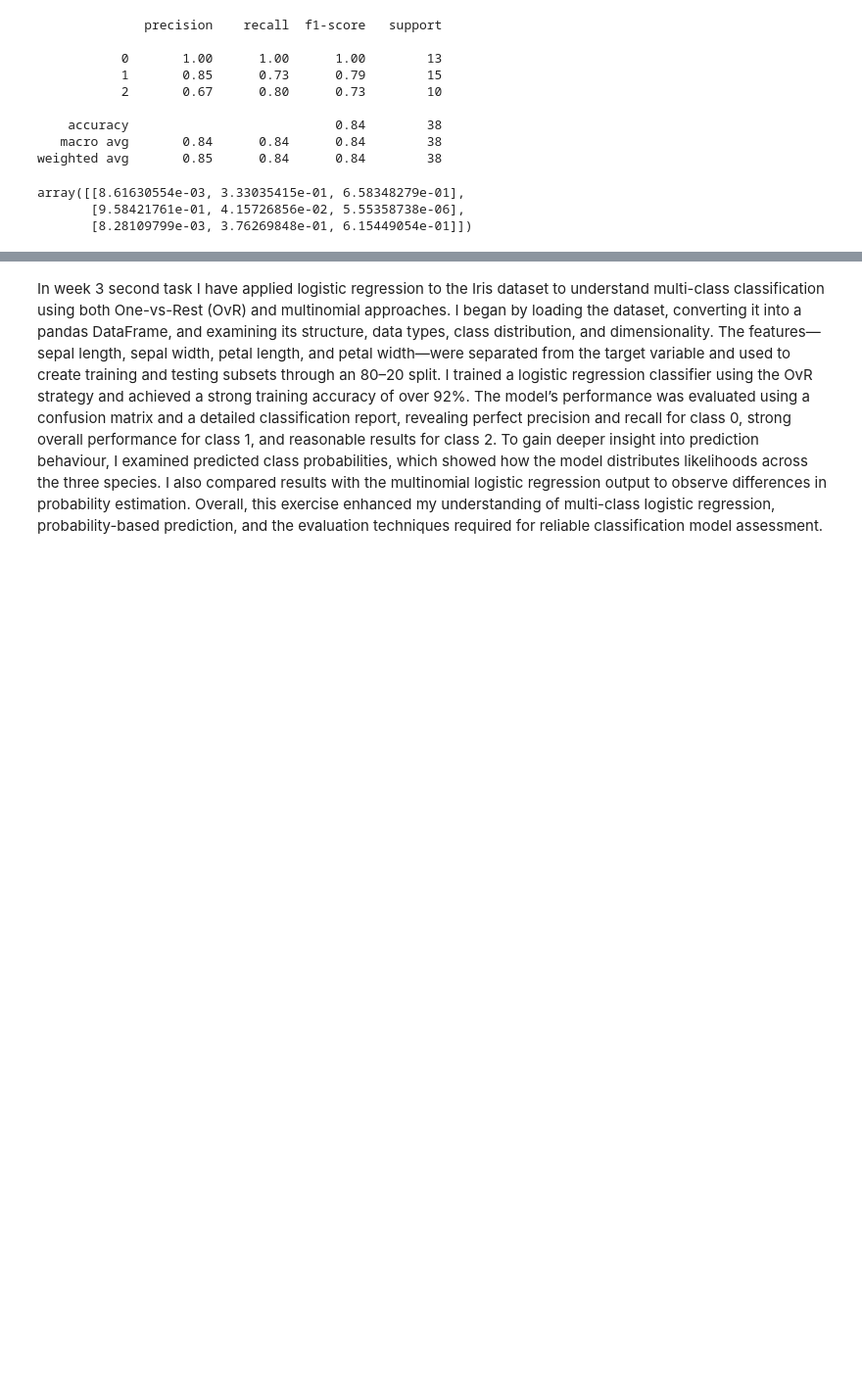
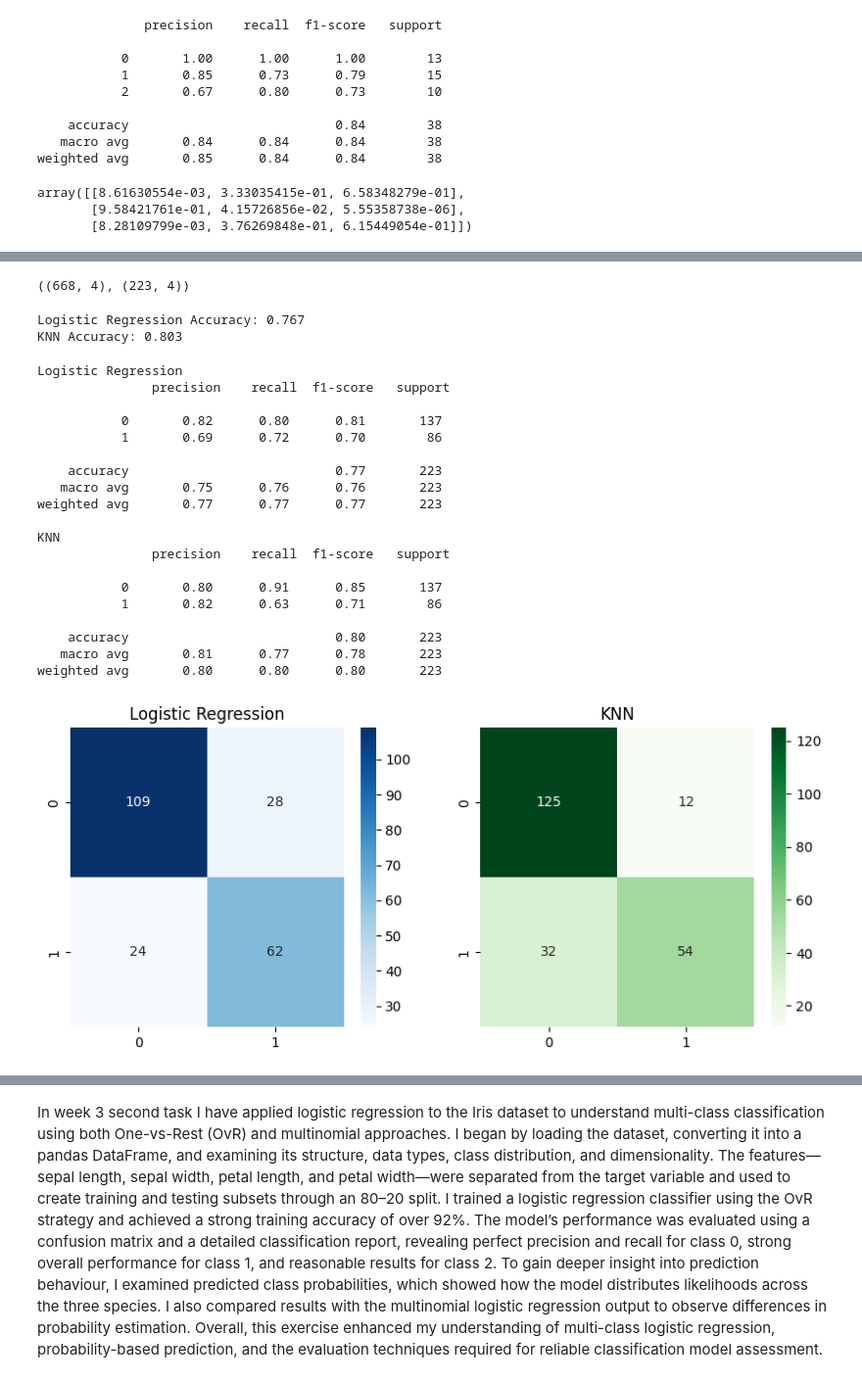
Before and after one commit to Abhijeet3407/Artifical-Inteligence, a Jupyter notebook: Week-3.2.ipynb, the cells around one changed output, grey strips where cells are left out. Shown at 98% size. Drawn from its saved outputs; the diff is of its cells as text; code cells hidden in the pictures; blank space fills up the shorter version.

```diff
--- a/Week-3.2.ipynb
+++ b/Week-3.2.ipynb
@@ -161,0 +246,73 @@ array([[8.61630554e-03, 3.33035415e-01, 6.58348279e-01],
+# %%
+X = df.drop('Survived', axis=1)
+y = df['Survived']
+
+from sklearn.model_selection import train_test_split
+X_train, X_test, y_train, y_test = train_test_split(
+    X, y, test_size=0.25, random_state=42, stratify=y
+)
+X_train.shape, X_test.shape
+# %% [output]
+((668, 4), (223, 4))
+# %%
+from sklearn.preprocessing import StandardScaler
+scaler = StandardScaler()
+X_train_s = scaler.fit_transform(X_train)
+X_test_s  = scaler.transform(X_test)
+# %%
+from sklearn.linear_model import LogisticRegression
+log_model = LogisticRegression(max_iter=200)
+log_model.fit(X_train_s, y_train)
+
+y_pred_log = log_model.predict(X_test_s)
+# %%
+
+from sklearn.neighbors import KNeighborsClassifier
+knn_model = KNeighborsClassifier(n_neighbors=5)
+knn_model.fit(X_train_s, y_train)
+
+y_pred_knn = knn_model.predict(X_test_s)
+# %%
+from sklearn.metrics import accuracy_score
+acc_log = accuracy_score(y_test, y_pred_log)
+acc_knn = accuracy_score(y_test, y_pred_knn)
+print(f"Logistic Regression Accuracy: {acc_log:.3f}")
+print(f"KNN Accuracy: {acc_knn:.3f}")
+# %% [output]
+Logistic Regression Accuracy: 0.767
+KNN Accuracy: 0.803
+# %%
+from sklearn.metrics import confusion_matrix, classification_report
+import seaborn as sns
+import matplotlib.pyplot as plt
+
+print("Logistic Regression\n", classification_report(y_test, y_pred_log))
+print("KNN\n", classification_report(y_test, y_pred_knn))
+
+fig, ax = plt.subplots(1,2, figsize=(10,4))
+sns.heatmap(confusion_matrix(y_test, y_pred_log), annot=True, fmt='g', cmap='Blues', ax=ax[0])
+ax[0].set_title("Logistic Regression")
+sns.heatmap(confusion_matrix(y_test, y_pred_knn), annot=True, fmt='g', cmap='Greens', ax=ax[1])
+ax[1].set_title("KNN")
+plt.show()
+# %% [output]
+Logistic Regression
+               precision    recall  f1-score   support
+
+           0       0.82      0.80      0.81       137
+           1       0.69      0.72      0.70        86
+
+    accuracy                           0.77       223
+   macro avg       0.75      0.76      0.76       223
+weighted avg       0.77      0.77      0.77       223
+
+KNN
+               precision    recall  f1-score   support
+
+           0       0.80      0.91      0.85       137
+           1       0.82      0.63      0.71        86
+
+    accuracy                           0.80       223
+   macro avg       0.81      0.77      0.78       223
+weighted avg       0.80      0.80      0.80       223
+[figure, added]
```
Also changed, not shown: parts of 7 cells of this notebook.
